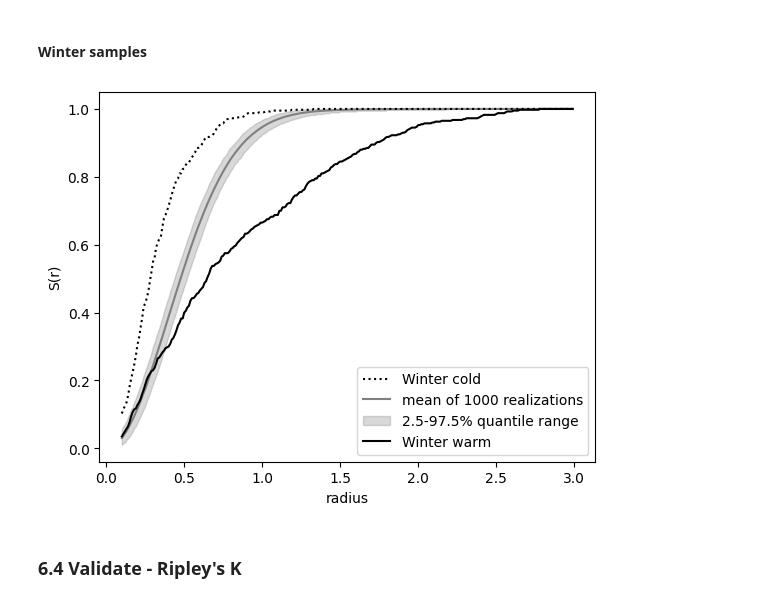
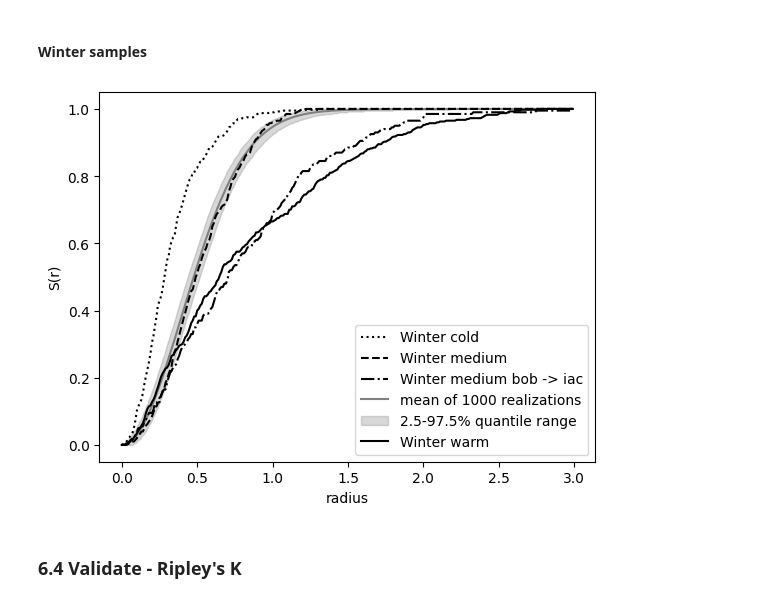
Before and after one commit to tlambert03/bobiac, a Jupyter notebook: content/08_colocalization/object_based_colocalization.ipynb, the cells around one changed output. Drawn from its saved outputs; the diff is of its cells as text; code cells hidden in the pictures.

```diff
--- a/content/08_colocalization/object_based_colocalization.ipynb
+++ b/content/08_colocalization/object_based_colocalization.ipynb
@@ -145,13 +153,13 @@ plotloc_2c(winter_warm_iac, winter_warm_bob, title="Winter, warm")
 # %%
 def meanNN(points1: np.ndarray, points2: np.ndarray) -> tuple[np.ndarray, float]:
     """
-    Computes the mean nearest neighbour distance for a set of 2D points.
+    Computes the mean nearest neighbor distances for a set of 2D points.
     Parameters:
     - points1: array of shape (n_points, 2) representing the coordinates of the first set of points
     - points2: array of shape (n_points, 2) representing the coordinates of the second set of points; if None, uses points1
 
     Returns:
-    - min_dists: array of minimum distances of each point in points1 to its nearest neighbour in points2
+    - min_dists: array of minimum distances of each point in points1 to its nearest neighbor in points2
     - mean_nn: mean of the minimum distances
     """
 
@@ -280,7 +317,7 @@ def plot_nn_function(
 # %% [markdown]
 ### Define radii for which to evaluate the nearest neighbor function
 # %%
-radii = np.arange(0.1, 3, 0.01)
+radii = np.arrange(0, 3, 0.01)
 # %% [markdown]
 #### Inspect the fall samples
 # %%
@@ -569,0 +652,14 @@ plot_nn_function(
+# %%
+seed = 5
+rng = np.random.default_rng(seed)
+board_x = 20
+board_y = 20
+n_darts = 500
+x = rng.uniform(0, board_x, size=n_darts)
+y = rng.uniform(0, board_y, size=n_darts)
+
+plt.scatter(x, y)
+plt.xlabel("x [au]")
+plt.ylabel("y [au]")
+plt.title("Darts on a board")
+plt.gca().set_aspect("equal")
@@ -756,7 +861,7 @@ def plot_envelope(
 # %%
 s_multiple = np.zeros([ndraw, len(radii)], dtype=float)
 for i in range(ndraw):
-    s_multiple[i] = nearest_neighbour_function(
+    s_multiple[i] = nearest_neighbor_function(
         points_multiple[i], points_multiple[i], radii
     )
 # %% [markdown]
@@ -797,22 +902,43 @@ plot_envelope(
 # %%
 plot_envelope(
     s_winter_cold,
     s_multiple,
     radii=radii,
     metric="S(r)",
     label="Winter cold",
     linestyle=":",
     show=False,
 )
+
+plot_envelope(
+    s_winter_medium,
+    s_multiple,
+    radii=radii,
+    metric="S(r)",
+    label="Winter medium",
+    linestyle="--",
+    show=False,
+)
+
+plot_envelope(
+    s_winter_medium_2,
+    s_multiple,
+    radii=radii,
+    metric="S(r)",
+    label="Winter medium bob -> iac",
+    linestyle="-.",
+    show=False,
+)
+
 plot_envelope(
     s_winter_warm,
     s_multiple,
     radii=radii,
     metric="S(r)",
     label="Winter warm",
 )
 # %% [output]
-[figure, old version]
+[figure, new version]
 # %% [markdown]
 ### 6.4 Validate - Ripley's K
 # %% [markdown]
```
Also changed, not shown: parts of 57 cells of this notebook, 12 other files.
